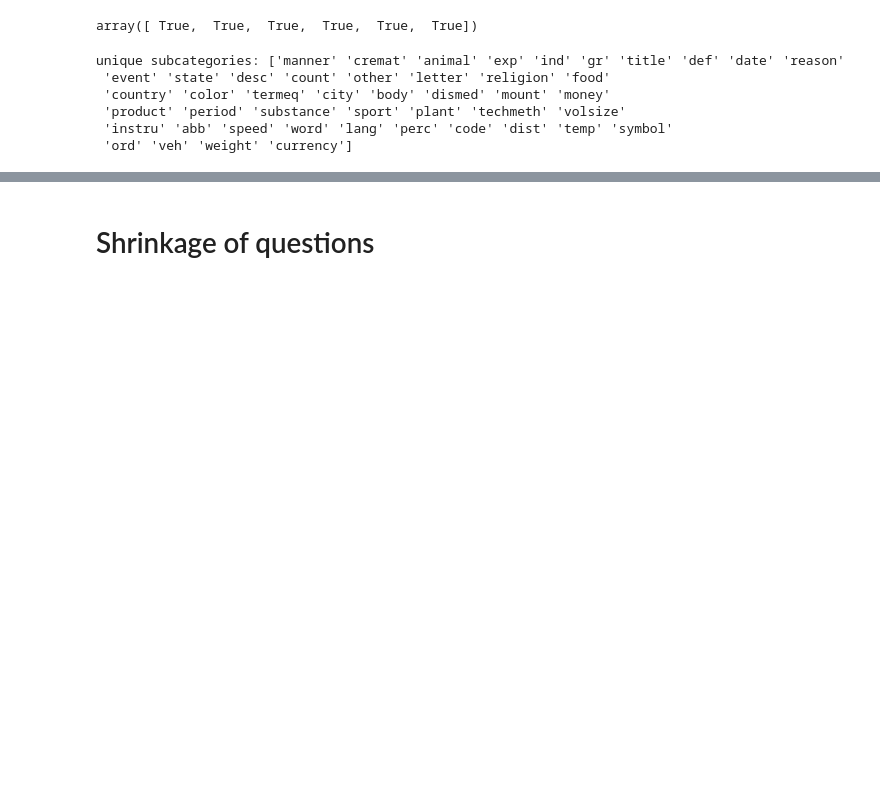
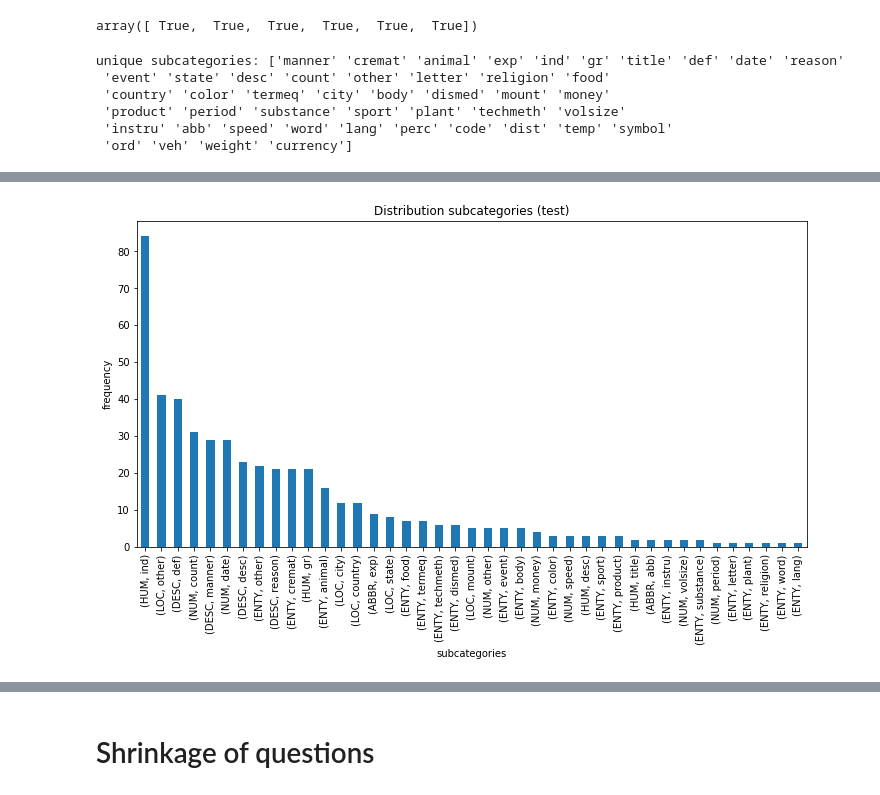
Before and after one commit to michalharakal/aida_question_classification, a Jupyter notebook: eda/eda.ipynb, the cells around one changed output, grey strips where cells are left out. Saved outputs shown, nothing was run; the diff lists cells and outputs as text; code cells hidden in the pictures; blank space fills up the shorter version.

```diff
--- a/eda/eda.ipynb
+++ b/eda/eda.ipynb
@@ -225,10 +318,13 @@ print(f'first 20: {dist_train_sub.sort_values(ascending=False)[:20]}')
 # %%
 plt.figure(figsize=(12,6))
 dist_test_sub.sort_values(ascending=False).plot.bar(label='test')
-plt.ylabel('count question')
+plt.xlabel('subcategories')
+plt.ylabel('frequency')
 plt.title('Distribution subcategories (test)')
 plt.savefig(path_plot + 'Distribution_subcategories_test.png')
 plt.show()
+# %% [output]
+[figure, added]
 # %%
 #plt.gca().set_xticklabels(xtickvals[::6], rotation=90, fontdict={'horizontalalignment': 'center', 'verticalalignment': 'center_baseline'})
 # %%
```
Also changed, not shown: parts of 30 cells of this notebook.
